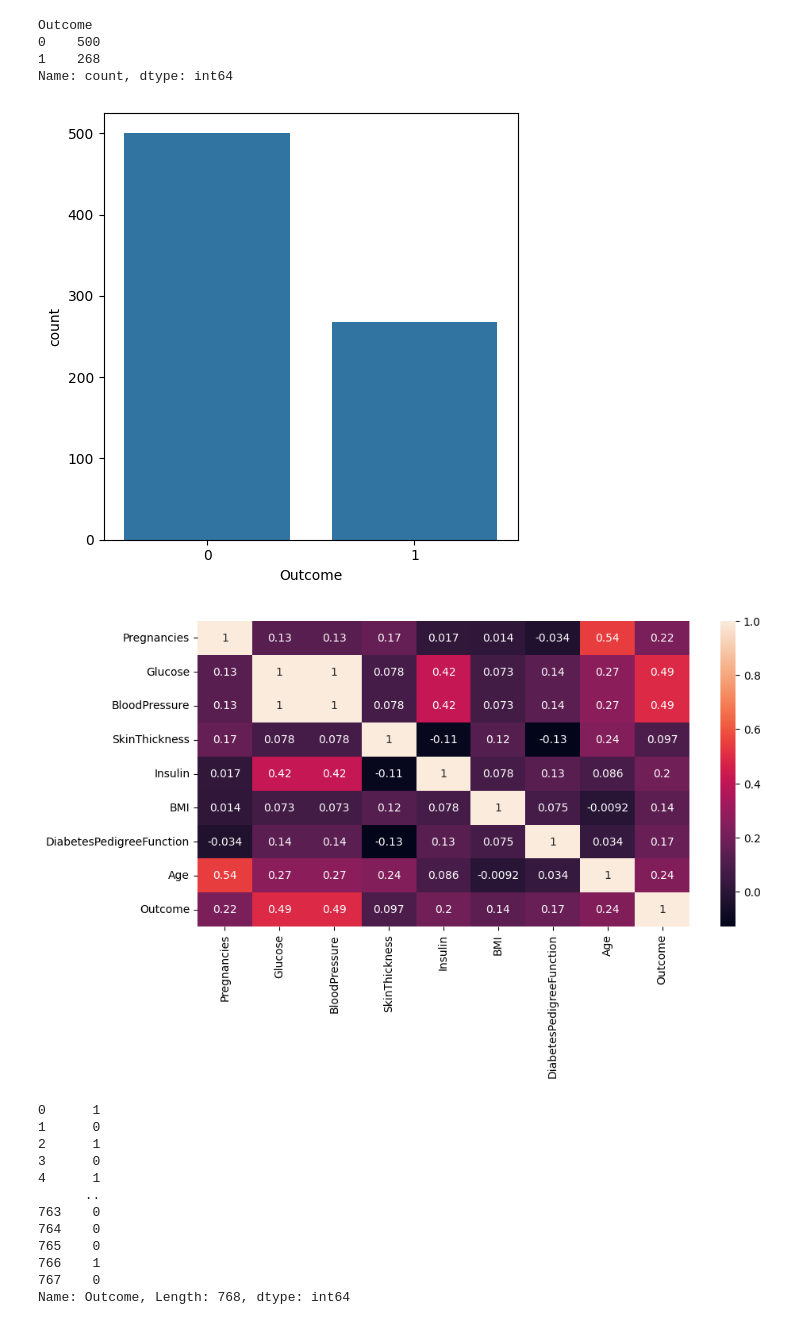
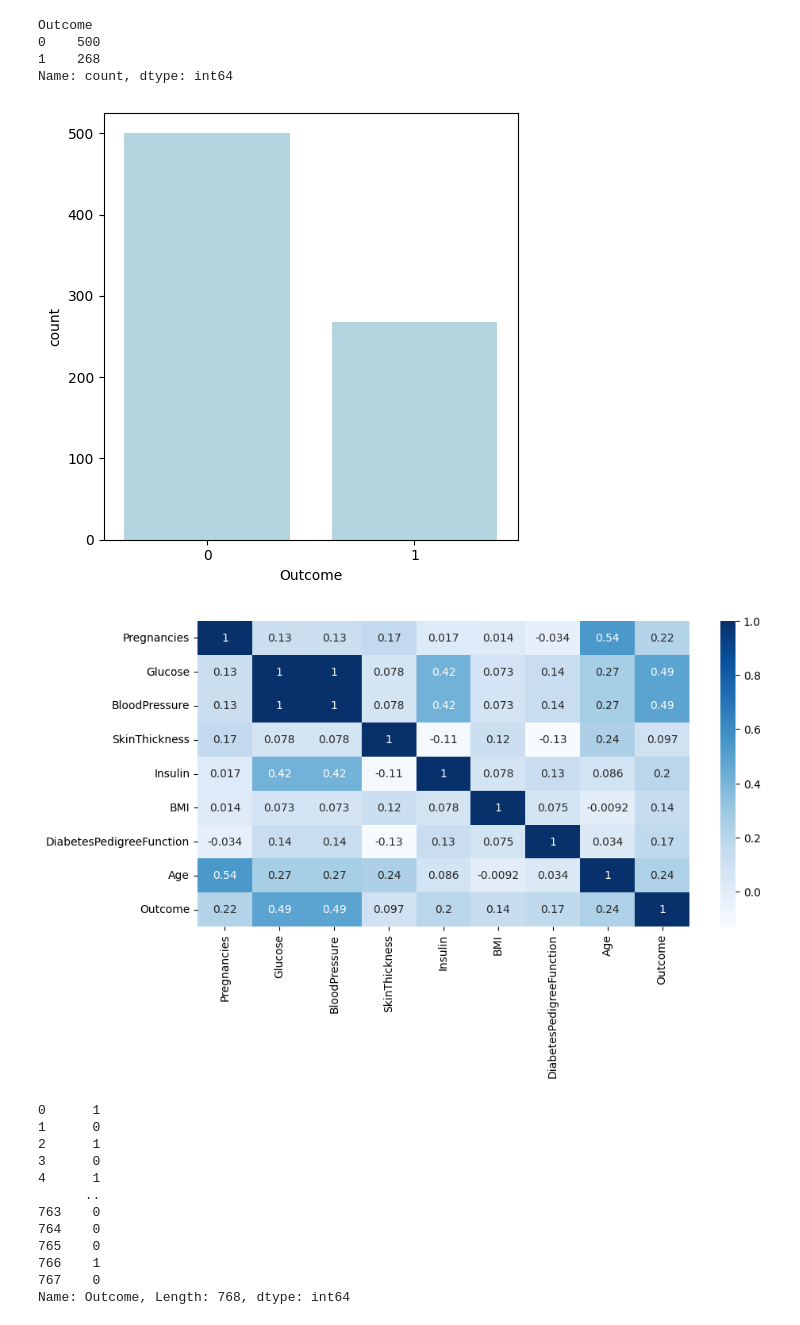
Before and after one commit to bytesbyt/ds_ml, a Jupyter notebook: diabetes.ipynb, the cells around one changed output. Drawn from its saved outputs; the diff is of its cells as text; code cells hidden in the pictures.

Commit message:
Update chart colors

```diff
--- a/diabetes.ipynb
+++ b/diabetes.ipynb
@@ -166,19 +166,19 @@ Name: count, dtype: int64
 # %%
 # plot a chart
 plt.figure(figsize=(5,5))
-sns.countplot(x = 'Outcome', data = dataset)
+sns.countplot(x = 'Outcome', data = dataset, color='lightblue')
 plt.tight_layout()
 plt.show()
 # %% [output]
-[figure, old version]
+[figure, new version]
 # %%
-# Corrrelation mat
+# Corrrelation matrix
 plt.figure(figsize=(10,5))
 corr_mat = dataset.corr()
-sns.heatmap(corr_mat, annot=True)
+sns.heatmap(corr_mat, cmap='Blues', annot=True)
 plt.show()
 # %% [output]
-[figure, old version]
+[figure, new version]
 # %%
 # independent and dependent variable
 X = dataset.iloc[:, :-1]
```
Also changed, not shown: parts of 1 cell of this notebook.
